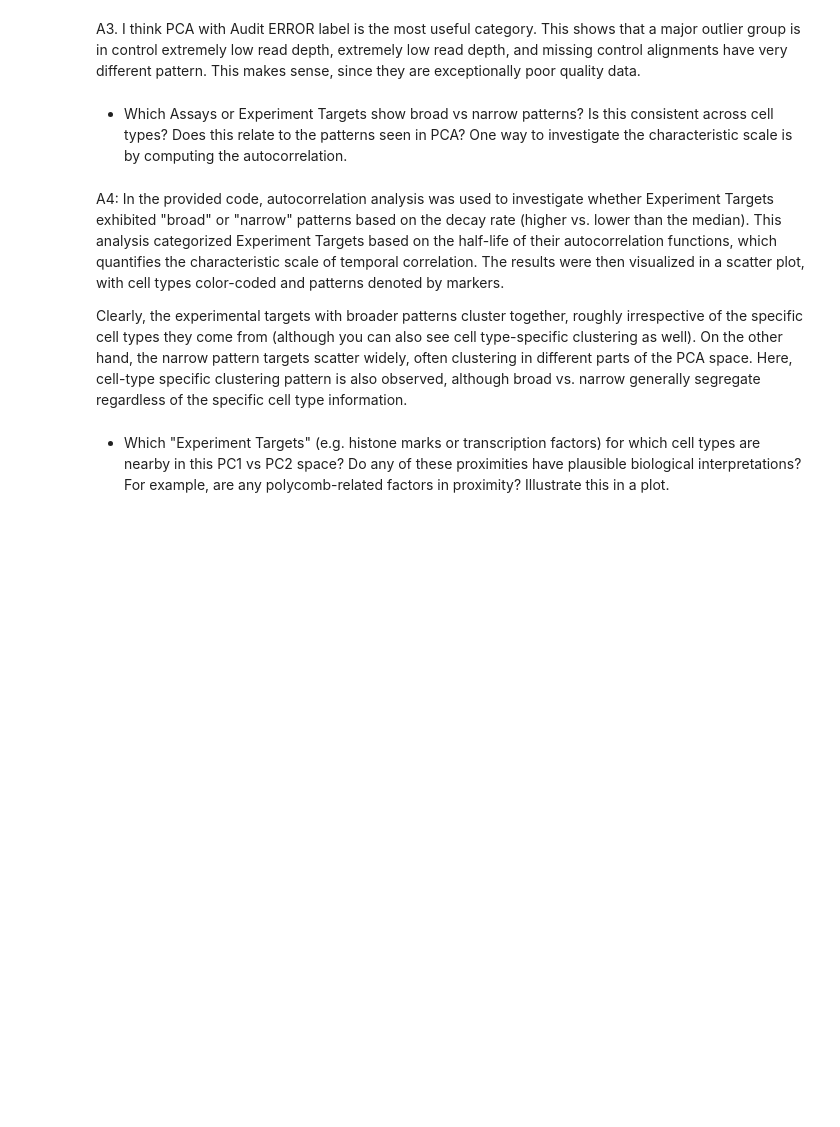
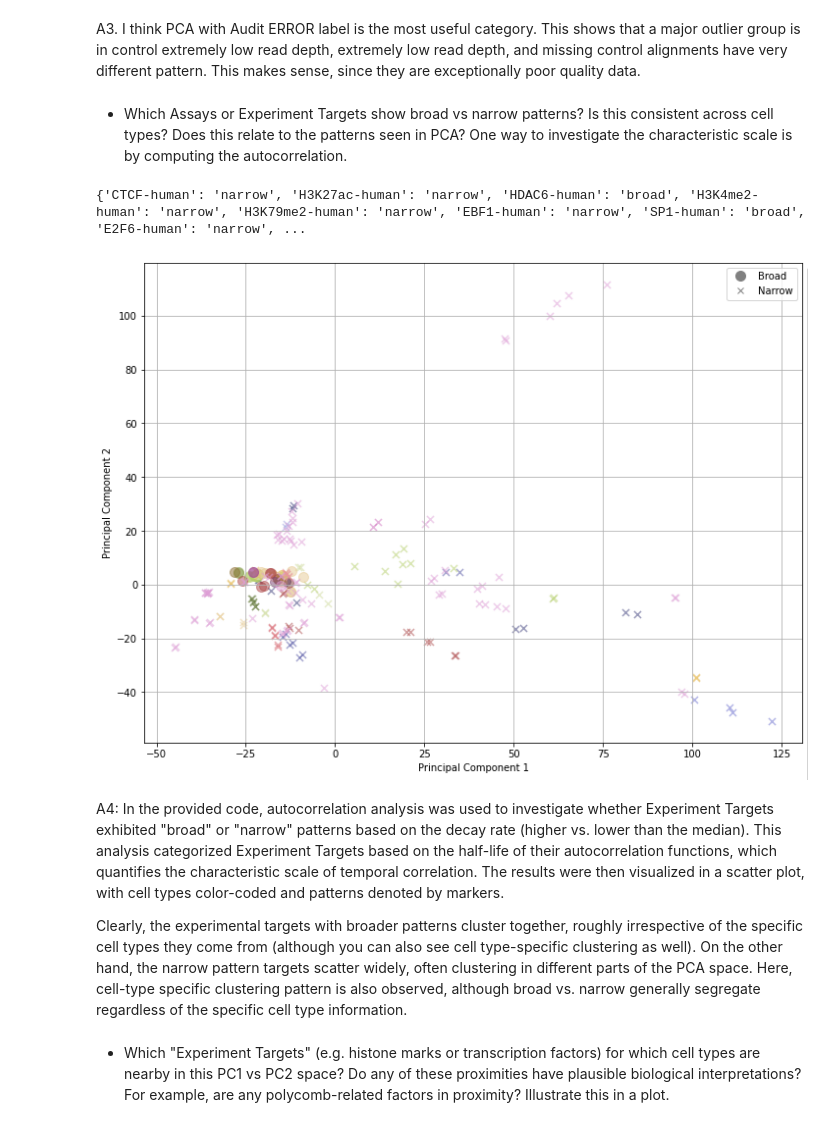
Before and after one commit to MarkK727/qbio577_fall2023, a Jupyter notebook: encode-bigwig-eda.ipynb, the cells around one changed output. Cells and saved outputs as stored; diff of their text form; code cells hidden in the pictures; blank space fills up the shorter version.

```diff
--- a/encode-bigwig-eda.ipynb
+++ b/encode-bigwig-eda.ipynb
@@ -180,47 +186,53 @@ label_encoder = LabelEncoder()
 color_labels = label_encoder.fit_transform(celltype_labels)
 
 # Map pattern labels ('broad' or 'narrow')
-pattern_labels = [pattern_classification[file_accession_to_target[accession]] for accession in data_transposed.index]
+pattern_labels = [pattern_classification_half_life[file_accession_to_target[accession]] for accession in data_transposed.index]
 
 # Define markers for 'broad' and 'narrow'
 markers = ['o' if pattern == "broad" else 'x' for pattern in pattern_labels]
 
 # Use a distinct color palette (tab20b)
-colors = plt.cm.get_cmap("tab20b", len(label_encoder.classes_))
+colors = plt.cm.get_cmap("tab20b")
 
 # Create a figure and axis
 fig, ax = plt.subplots(figsize=(12, 9))
 
 # Scatter plot points with different colors and markers based on cell type and pattern
 for color, celltype in zip(colors(range(len(label_encoder.classes_))), label_encoder.classes_):
     for marker in ['o', 'x']:
         mask = np.logical_and(np.array(markers) == marker, np.array(celltype_labels) == celltype)
         marker_size = 100 if marker == 'o' else 50
         # Add alpha (transparency) to the markers
-        ax.scatter(pca_df['PC1'][mask], pca_df['PC2'][mask], color=color, edgecolor=color, s=marker_size, marker=marker, alpha=0.5)
+        if marker == 'o':
+            ax.scatter(pca_df['PC1'][mask], pca_df['PC2'][mask], color=color, edgecolor=color, s=marker_size, marker=marker, alpha=0.5)
+        else:
+            ax.scatter(pca_df['PC1'][mask], pca_df['PC2'][mask], color=color, s=marker_size, marker=marker, alpha=0.5)
 
 # Set labels for the x and y axes
 ax.set_xlabel('Principal Component 1')
 ax.set_ylabel('Principal Component 2')
 
 # Create a legend for pattern (Broad and Narrow)
 pattern_legend = [Line2D([0], [0], color='gray', marker='o', linestyle='None', markersize=10),
                   Line2D([0], [0], color='gray', marker='x', linestyle='None', markersize=6)]
 legend1 = ax.legend(pattern_legend, ['Broad', 'Narrow'], loc="upper right")
 
 # Create a legend for cell types and move it outside the plot
 legend2_elements = [Line2D([0], [0], marker='o', color='w', markerfacecolor=color, markersize=10, label=celltype) for color, celltype in zip(colors(range(len(label_encoder.classes_))), label_encoder.classes_)]
 legend2 = ax.legend(handles=legend2_elements, loc="upper left", bbox_to_anchor=(1, 1))
 
 # Add both legends back to the plot
 ax.add_artist(legend1)
 ax.add_artist(legend2)
 
 # Add grid lines
 ax.grid(True)
 
 # Adjust layout and display the plot
 plt.show()
+# %% [output]
+{'CTCF-human': 'narrow', 'H3K27ac-human': 'narrow', 'HDAC6-human': 'broad', 'H3K4me2-human': 'narrow', 'H3K79me2-human': 'narrow', 'EBF1-human': 'narrow', 'SP1-human': 'broad', 'E2F6-human': 'narrow', ...
+[figure, added]
 # %% [markdown]
 A4: In the provided code, autocorrelation analysis was used to investigate whether Experiment Targets exhibited "broad" or "narrow" patterns based on the decay rate (higher vs. lower than the median). This analysis categorized Experiment Targets based on the half-life of their autocorrelation functions, which quantifies the characteristic scale of temporal correlation. The results were then visualized in a scatter plot, with cell types color-coded and patterns denoted by markers.
 
```
Also changed, not shown: parts of 7 cells of this notebook.
